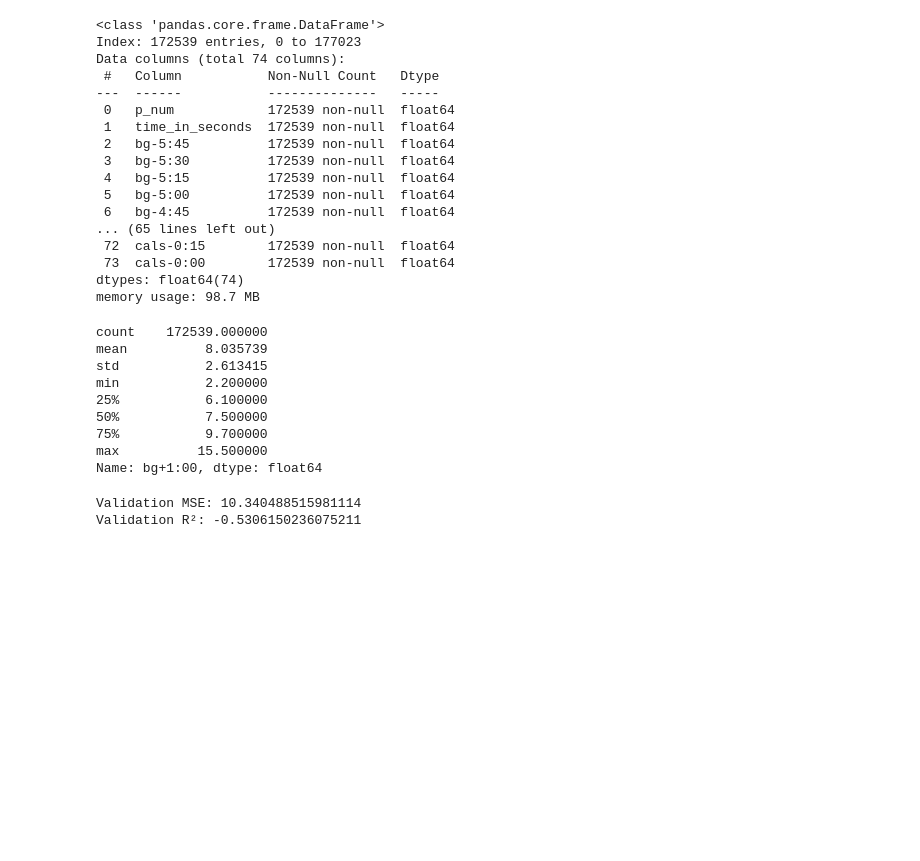
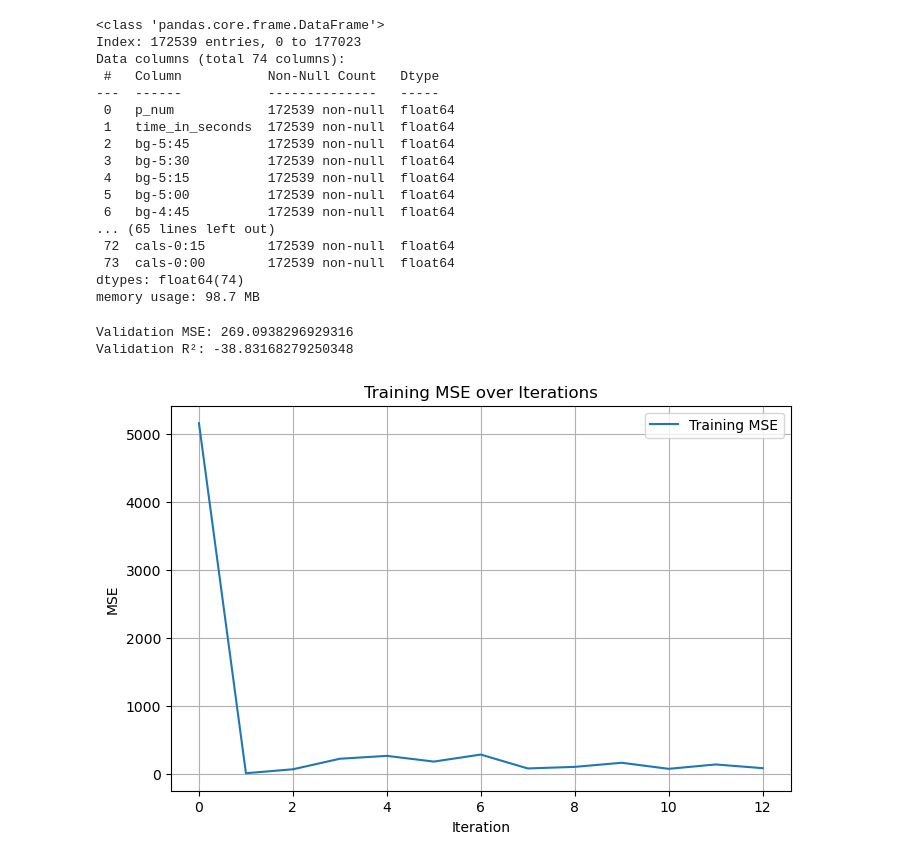
Before and after one commit to YzyParry/WFU_CSC674_24FA, a Jupyter notebook: main.ipynb, the cells around one changed output. Drawn from its saved outputs; the diff is of its cells as text; code cells hidden in the pictures; blank space fills up the shorter version.

```diff
--- a/bris-tid.ipynb
+++ b/main.ipynb
@@ -377,7 +278,7 @@ def reduce_memory_usage(df):
 # %%
-# Assuming your data is in train_cleaned and test_cleaned
-train_cleaned = reduce_memory_usage(train_cleaned)
-test_cleaned = reduce_memory_usage(test_cleaned)
+# # Assuming your data is in train_cleaned and test_cleaned
+# train_cleaned = reduce_memory_usage(train_cleaned)
+# test_cleaned = reduce_memory_usage(test_cleaned)
 # %% [output]
 Initial memory usage of DataFrame: 295.78 MB
 Reduced memory usage of DataFrame: 147.38 MB (50.17% reduction)
@@ -426,17 +315,6 @@ def summarize_columns_rolling_mean(df, column_prefix, window_size=3):
     return df
 # %%
 def summarize_columns_sum(df, column_prefix, window_size=3):
-    """
-    Summarizes columns by computing the sum over specified intervals.
-
-    Parameters:
-    - df: DataFrame containing the data.
-    - column_prefix: Prefix of the columns to summarize (e.g., 'insulin').
-    - window_size: Number of columns to group together for sum calculation.
-
-    Returns:
-    - DataFrame with summarized columns by sum.
-    """
     logging.info(f"Summarizing columns starting with {column_prefix} using sum (window size: {window_size})")
 
     columns = [col for col in df.columns if col.startswith(column_prefix)]
@@ -574,17 +452,6 @@ from sklearn.impute import KNNImputer
 import pandas as pd
 
 def knn_imputation(df, n_neighbors=5):
-    """
-    Impute missing values for all columns using k-NN.
-
-    Parameters:
-        df (pd.DataFrame): The DataFrame with missing values.
-        n_neighbors (int): Number of neighbors to consider for k-NN imputation.
-
-    Returns:
-        pd.DataFrame: DataFrame with missing values imputed using k-NN.
-    """
-
     # Initialize the KNNImputer
     knn_imputer = KNNImputer(n_neighbors=n_neighbors)
 
@@ -722,37 +602,36 @@ Data columns (total 74 columns):
  73  cals-0:00        172539 non-null  float64
 dtypes: float64(74)
 memory usage: 98.7 MB
-# %%
-y.describe()
-# %% [output]
-count    172539.000000
-mean          8.035739
-std           2.613415
-min           2.200000
-25%           6.100000
-50%           7.500000
-75%           9.700000
-max          15.500000
-Name: bg+1:00, dtype: float64
 # %%
 X_train, x_val, y_train, y_val = train_test_split(X, y, test_size = 0.2 , random_state = 42)
 # %%
 # Quick Baseline model:  Regression MLP
 from sklearn.neural_network import MLPRegressor
 from sklearn.metrics import mean_squared_error, r2_score
-model = MLPRegressor(hidden_layer_sizes=(64, 128, 32),
+model1 = MLPRegressor(hidden_layer_sizes=(64, 128, 32),
                      activation='relu',
                      solver='adam',
                      max_iter=400,
                      random_state=42)
 
-model.fit(X_train, y_train)
-y_pred = model.predict(x_val)
+model1.fit(X_train, y_train)
+y_pred = model1.predict(x_val)
 mse = mean_squared_error(y_val, y_pred)
 r2 = r2_score(y_val, y_pred)
 
 print("Validation MSE:", mse)
 print("Validation R²:", r2)
 # %% [output]
-Validation MSE: 10.340488515981114
-Validation R²: -0.5306150236075211
+Validation MSE: 269.0938296929316
+Validation R²: -38.83168279250348
+# %%
+plt.figure(figsize=(8,5))
+plt.plot(model1.loss_curve_, label='Training MSE')
+plt.title('Training MSE over Iterations')
+plt.xlabel('Iteration')
+plt.ylabel('MSE')
+plt.grid(True)
+plt.legend()
+plt.show()
+# %% [output]
+[figure, added]
```
Also changed, not shown: parts of 35 cells of this notebook.
